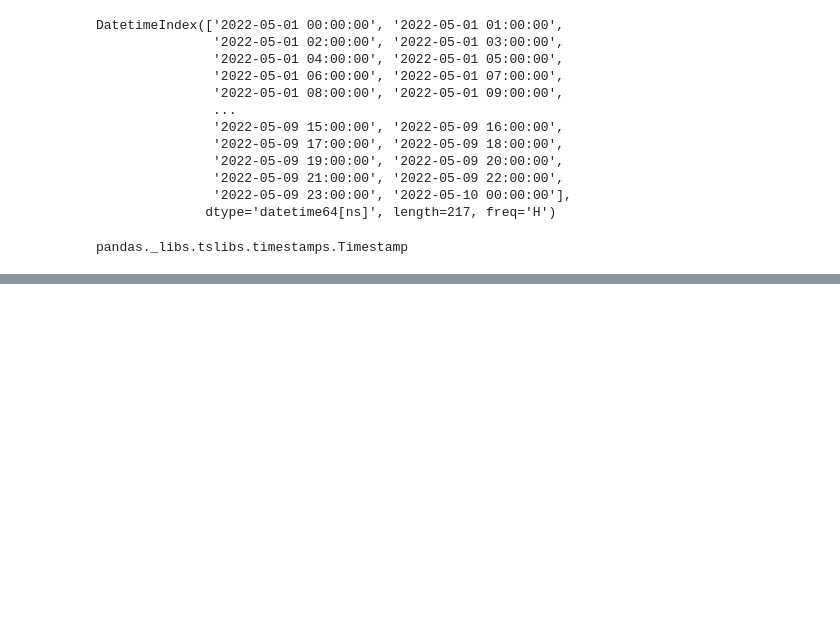
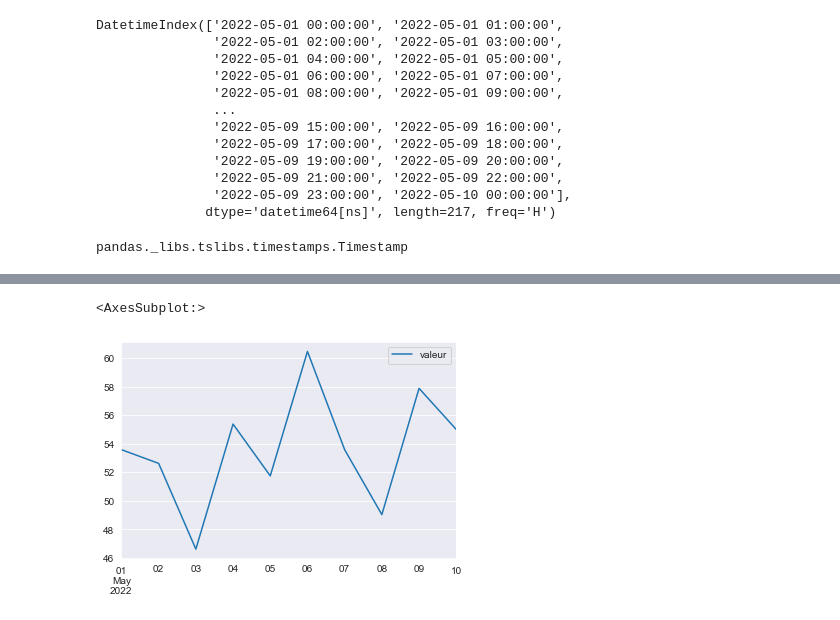
Before and after one commit to pbellot/FormationPANDAS, a Jupyter notebook: exercices.ipynb, the cells around one changed output, grey strips where cells are left out. Cells and saved outputs as stored; diff of their text form; code cells hidden in the pictures; blank space fills up the shorter version.

```diff
--- a/exercices.ipynb
+++ b/exercices.ipynb
@@ -55,0 +111,5 @@ df.plot()
+# %%
+df.resample('D').mean().plot()
+# %% [output]
+<AxesSubplot:>
+[figure, added]
```
Also changed, not shown: parts of 29 cells of this notebook.
